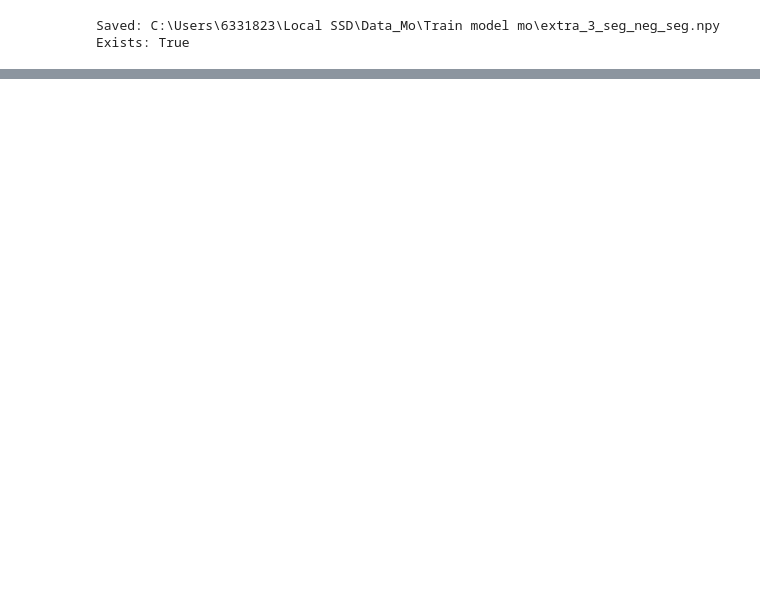
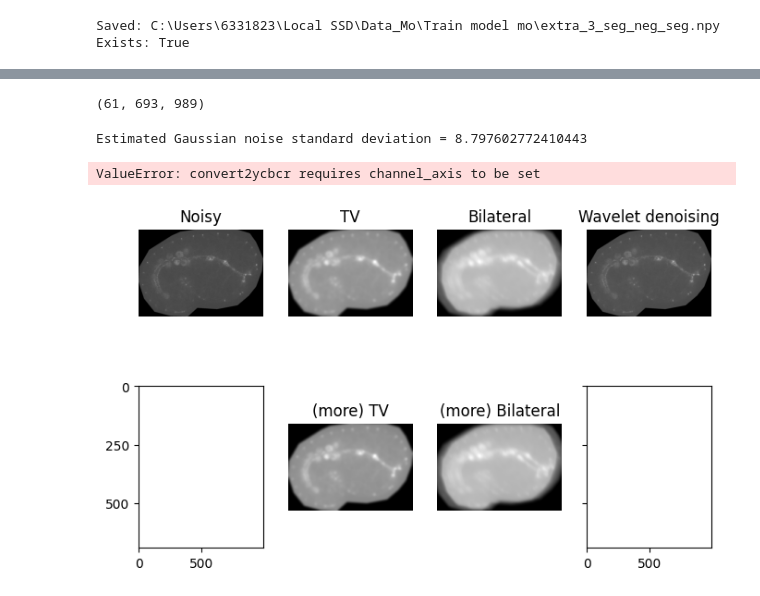
Before and after one commit to SuijkerbuijkLab/NucLogic, a Jupyter notebook: miscellaneous/test.ipynb, the cells around one changed output, grey strips where cells are left out. Cells and saved outputs as stored; diff of their text form; code cells hidden in the pictures; blank space fills up the shorter version.

```diff
--- a/miscellaneous/test.ipynb
+++ b/miscellaneous/test.ipynb
@@ -390,0 +525,73 @@ torch version:          2.10.0+cu128
+# %%
+image.shape
+# %% [output]
+(61, 693, 989)
+# %%
+import matplotlib.pyplot as plt
+
+from skimage.restoration import (
+    denoise_tv_chambolle,
+    denoise_bilateral,
+    denoise_wavelet,
+    estimate_sigma,
+)
+from skimage import data, img_as_float
+from skimage.util import random_noise
+
+
+# original = img_as_float(data.chelsea()[100:250, 50:300])
+
+# sigma = 0.155
+# noisy = random_noise(original, var=sigma**2)
+
+noisy = image[30]
+fig, ax = plt.subplots(nrows=2, ncols=4, figsize=(8, 5), sharex=True, sharey=True)
+
+
+plt.gray()
+
+# Estimate the average noise standard deviation across color channels.
+sigma_est = estimate_sigma(noisy, average_sigmas=True)
+# Due to clipping in random_noise, the estimate will be a bit smaller than the
+# specified sigma.
+print(f'Estimated Gaussian noise standard deviation = {sigma_est}')
+
+ax[0, 0].imshow(noisy)
+ax[0, 0].axis('off')
+ax[0, 0].set_title('Noisy')
+ax[0, 1].imshow(denoise_tv_chambolle(noisy, weight=0.1))
+ax[0, 1].axis('off')
+ax[0, 1].set_title('TV')
+ax[0, 2].imshow(
+    denoise_bilateral(noisy, sigma_color=0.05, sigma_spatial=15)
+)
+ax[0, 2].axis('off')
+ax[0, 2].set_title('Bilateral')
+ax[0, 3].imshow(denoise_wavelet(noisy, rescale_sigma=True))
+ax[0, 3].axis('off')
+ax[0, 3].set_title('Wavelet denoising')
+
+ax[1, 1].imshow(denoise_tv_chambolle(noisy, weight=0.2))
+ax[1, 1].axis('off')
+ax[1, 1].set_title('(more) TV')
+ax[1, 2].imshow(
+    denoise_bilateral(noisy, sigma_color=0.1, sigma_spatial=15)
+)
+ax[1, 2].axis('off')
+ax[1, 2].set_title('(more) Bilateral')
+ax[1, 3].imshow(
+    denoise_wavelet(noisy, convert2ycbcr=True, rescale_sigma=True)
+)
+ax[1, 3].axis('off')
+ax[1, 3].set_title('Wavelet denoising\nin YCbCr colorspace')
+ax[1, 0].imshow(original)
+ax[1, 0].axis('off')
+ax[1, 0].set_title('Original')
+
+fig.tight_layout()
+
+plt.show()
+# %% [output]
+Estimated Gaussian noise standard deviation = 8.797602772410443
+ValueError: convert2ycbcr requires channel_axis to be set
+[figure, added]
```
Also changed, not shown: parts of 9 cells of this notebook, 7 other files.
